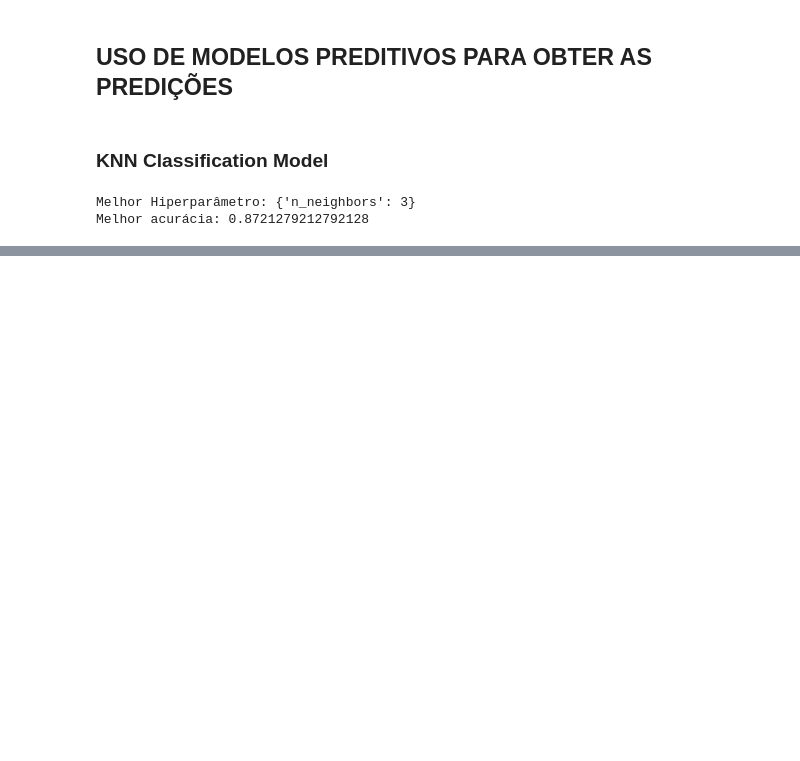
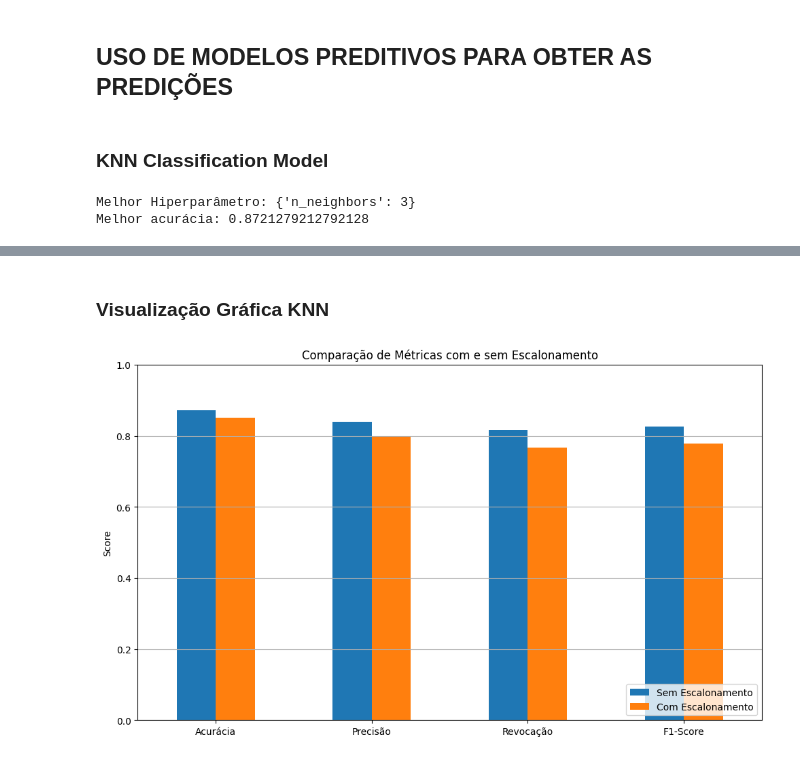
Before and after one commit to Jotape003/Trabalho-ML, a Jupyter notebook: phishingData.ipynb, the cells around one changed output, grey strips where cells are left out. Cells and saved outputs as stored; diff of their text form; code cells hidden in the pictures; blank space fills up the shorter version.

Commit message:
feat add knn model training

```diff
--- a/phishingData.ipynb
+++ b/phishingData.ipynb
@@ -275,10 +275,6 @@ y = df["Result"]
 kf = KFold(n_splits=5, shuffle=True, random_state=42)
 # %% [markdown]
 ### KNN Classification Model
-# %%
-from sklearn.neighbors import KNeighborsClassifier
-
-knn = KNeighborsClassifier(n_neighbors=5)
 # %%
 from sklearn.model_selection import GridSearchCV
 
@@ -299,3 +295,30 @@ print("Melhor acurácia:", grid_search.best_score_)
 # %% [output]
 Melhor Hiperparâmetro: {'n_neighbors': 3}
 Melhor acurácia: 0.8721279212792128
+# %%
+from sklearn.neighbors import KNeighborsClassifier
+from sklearn.preprocessing import StandardScaler
+from sklearn.model_selection import cross_validate
+from sklearn.pipeline import Pipeline
+
+
+knn = KNeighborsClassifier(n_neighbors=3)
+knn_scoring = ['accuracy', 'precision_macro', 'recall_macro', 'f1_macro']
+
+# SEM ESCALONAMENTO DE FEATURES
+knn_results_no_scaling = cross_validate(knn, X, y, cv=kf, scoring=knn_scoring)
+
+# COM ESCALONAMENTO
+pipeline = Pipeline([
+    ('scaler', StandardScaler()),
+    ('knn', KNeighborsClassifier(n_neighbors=3))
+])
+knn_results_with_scaling = cross_validate(pipeline, X, y, cv=kf, scoring=scoring)
+
+# Resultados
+knn_df_results = pd.DataFrame({
+    'Sem Escalonamento': [knn_results_no_scaling[f'test_{m}'].mean() for m in scoring],
+    'Com Escalonamento': [knn_results_with_scaling[f'test_{m}'].mean() for m in scoring]
+}, index=['Acurácia', 'Precisão', 'Revocação', 'F1-Score'])
+
+knn_df_results
@@ -301,0 +331,14 @@ Melhor acurácia: 0.8721279212792128
+# %% [markdown]
+### Visualização Gráfica KNN
+# %%
+knn_df_results.plot(kind='bar', figsize=(10,6))
+plt.title('Comparação de Métricas com e sem Escalonamento')
+plt.ylabel('Score')
+plt.ylim(0, 1)
+plt.xticks(rotation=0)
+plt.grid(axis='y')
+plt.legend(loc='lower right')
+plt.tight_layout()
+plt.show()
+# %% [output]
+[figure, added]
```
Also changed, not shown: parts of 2 cells of this notebook, 1 other file.
